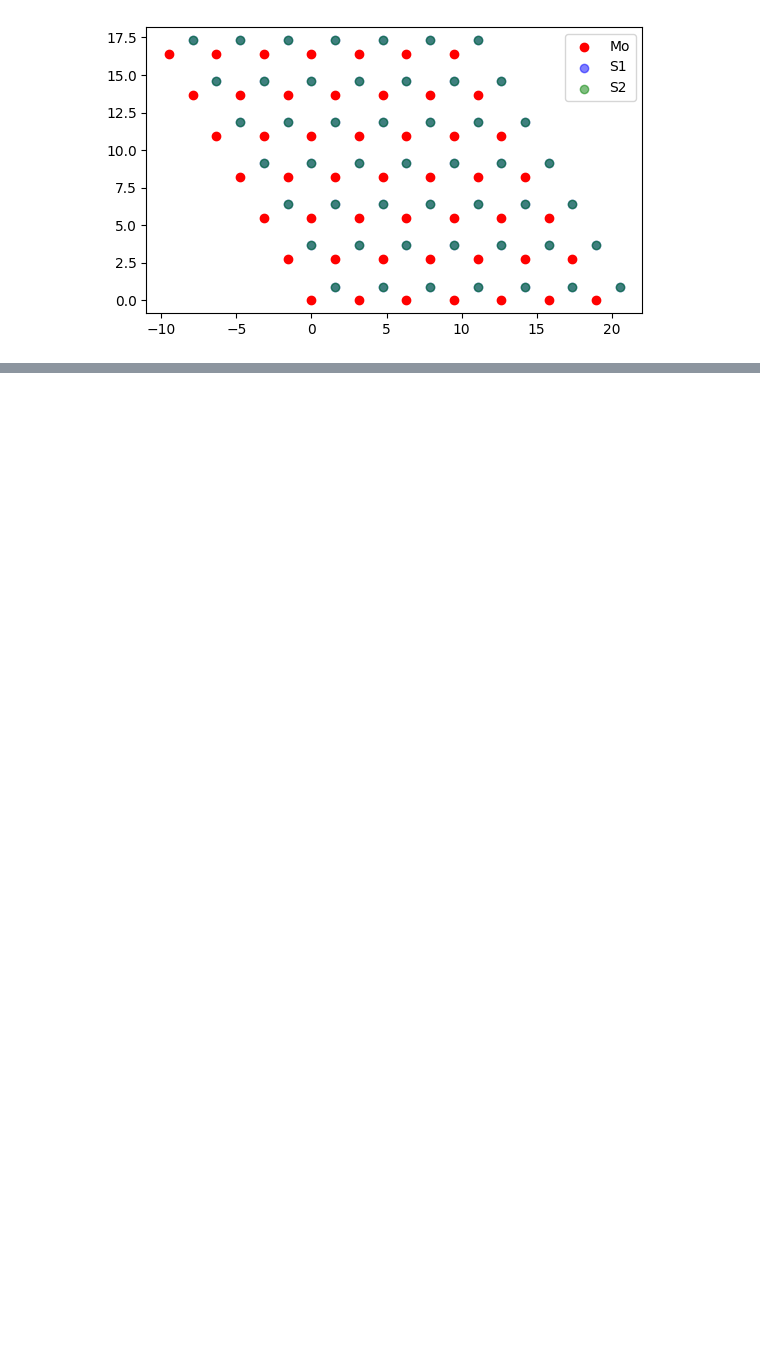
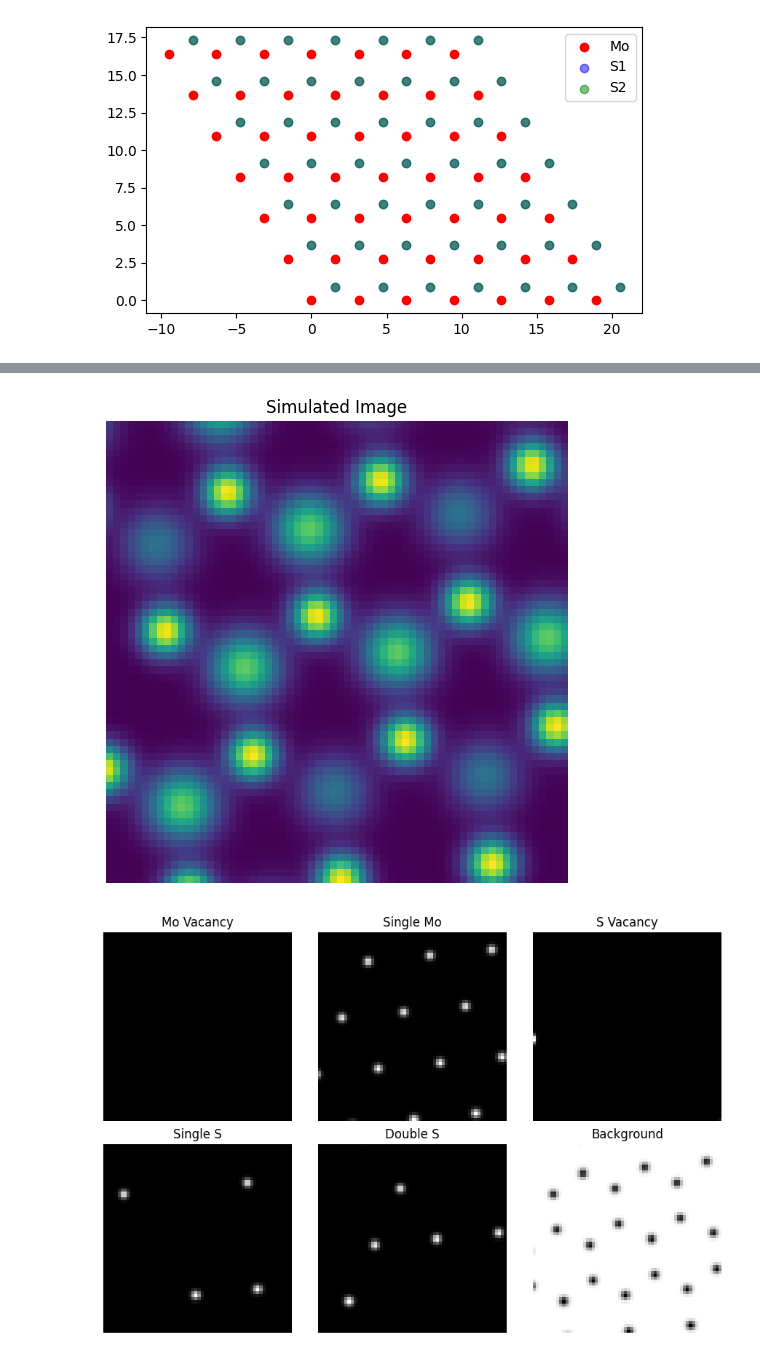
Before and after one commit to pco0511/ph413-comp-ph, a Jupyter notebook: homeworks/HW9/main.ipynb, the cells around one changed output, grey strips where cells are left out. Drawn from its saved outputs; the diff is of its cells as text; code cells hidden in the pictures; blank space fills up the shorter version.

```diff
--- a/homeworks/HW9/main.ipynb
+++ b/homeworks/HW9/main.ipynb
@@ -57,6 +85,7 @@ width = 64
 height = 64
 pixel_size = 0.15 # Angstrom
 dot_size = 0.15 # Angstrom, For classification labels
+patch_radius = 14
 # %%
 b_Mo = jnp.array([0, 0, 0])
 b_S1 = jnp.array([(A / jnp.sqrt(3)) * jnp.cos(jnp.pi / 6), (A / jnp.sqrt(3)) * jnp.sin(jnp.pi / 6), C/2])
@@ -519,7 +404,8 @@ generated_image, class_labels = generate_dataset(
     position_displacement,
     Mo_feature,
     S_feature,
-    dot_size
+    dot_size,
+    patch_radius
 )
 
 plt.figure(figsize=(6, 6))
@@ -528,9 +414,9 @@ plt.imshow(generated_image)
 plt.axis('off')
 plt.show()
 
-fig, axes = plt.subplots(3, 2, figsize=(6, 9))
+fig, axes = plt.subplots(2, 3, figsize=(9, 6))
 for idx, ax in enumerate(axes.flatten()):
-    ax.imshow(class_labels[idx], cmap='gray')
+    ax.imshow(class_labels[:, :, idx], cmap='gray')
     ax.set_title(f"{labels[idx]}")
     ax.axis('off')
 
@@ -543,0 +426,2 @@ The error occurred while tracing the function create_image_jit at C:\Users\pco05
+[figure, added]
+[figure, added]
```
Also changed, not shown: parts of 41 cells of this notebook, 3 other files.
